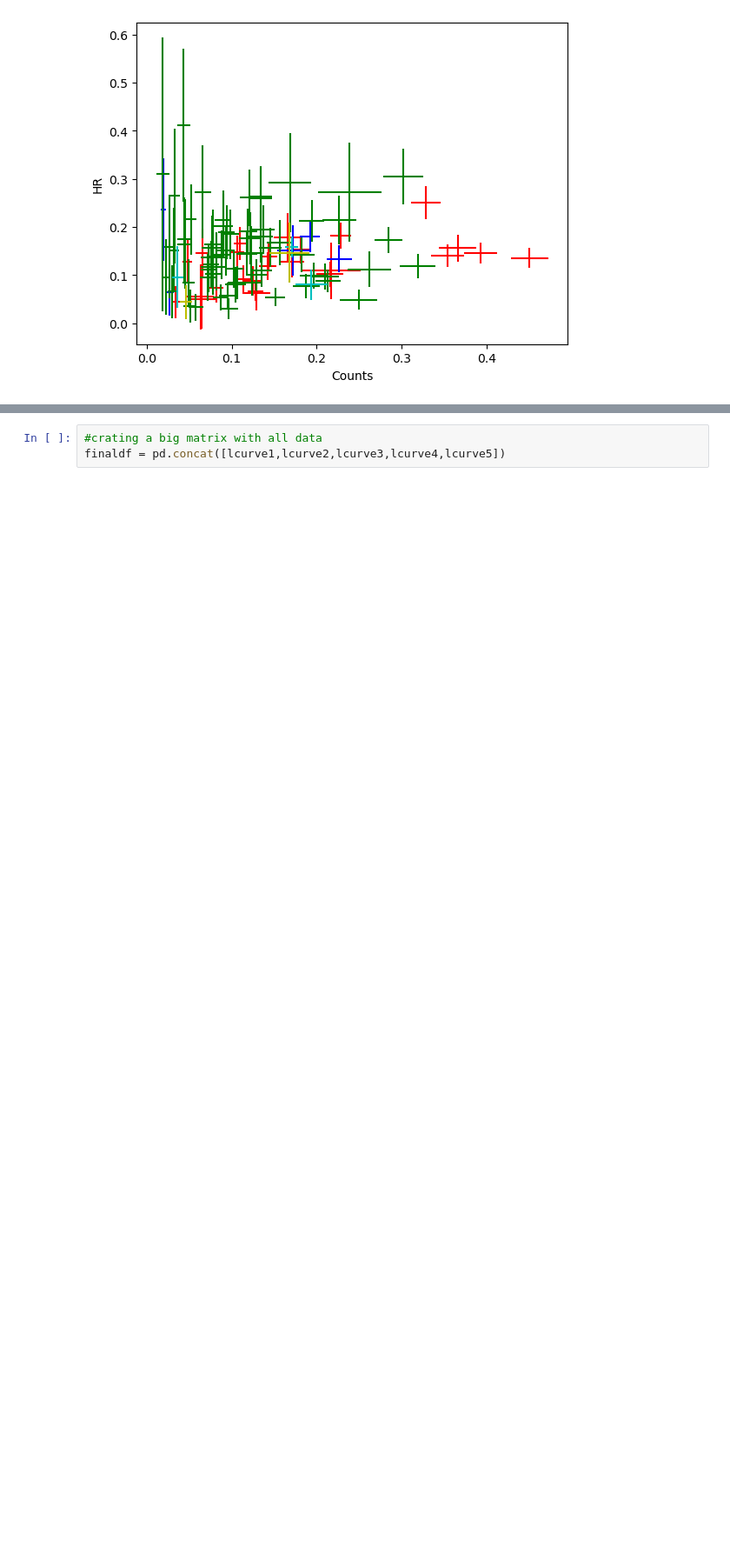
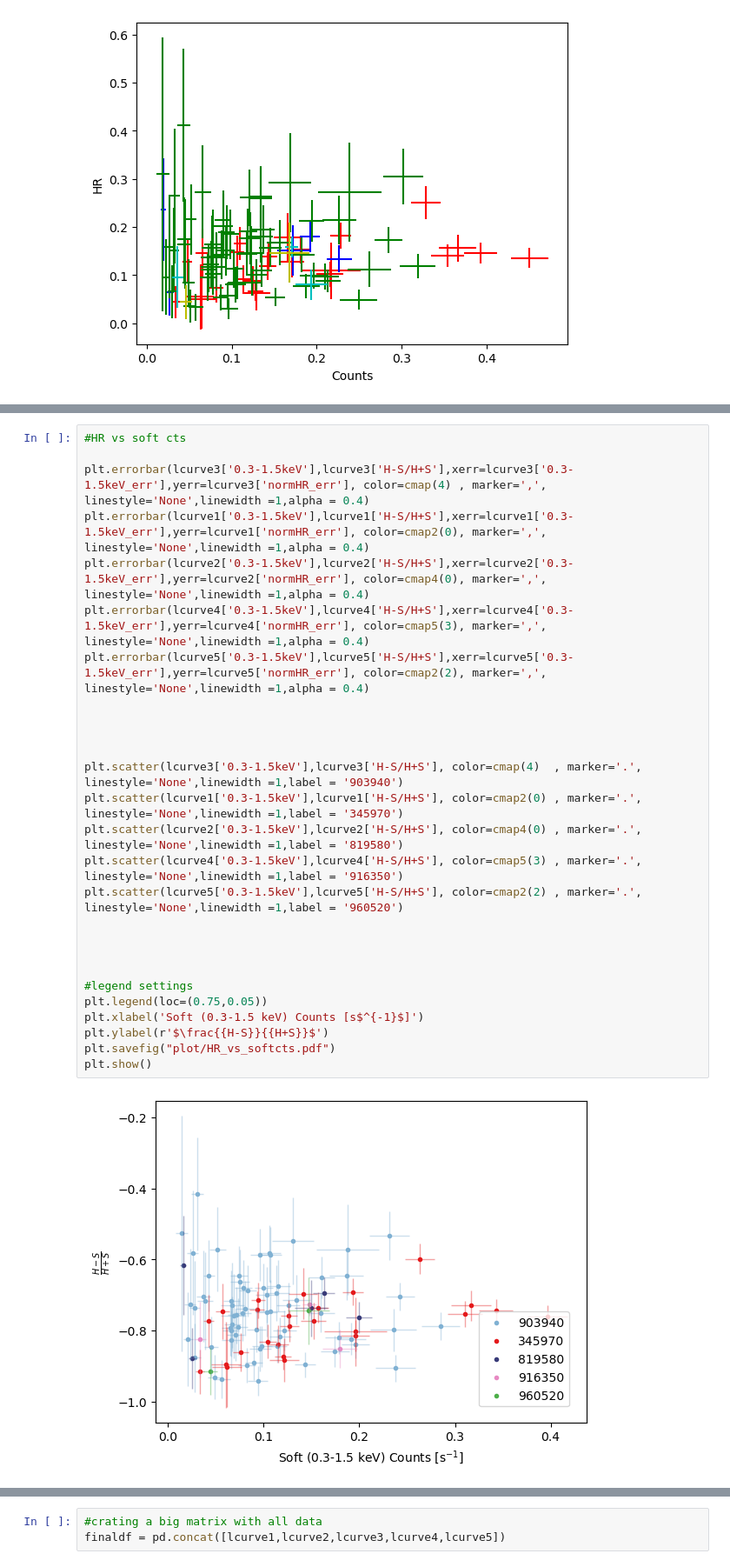
Before and after one commit to martapisci/IRAS_13224-3809, a Jupyter notebook: lc_iras13224-3809.ipynb, the cells around one changed output, grey strips where cells are left out. Shown at 87% size. Cells and saved outputs as stored; diff of their text form; blank space fills up the shorter version.

Commit message:
final plot version

```diff
--- a/lc_iras13224-3809.ipynb
+++ b/lc_iras13224-3809.ipynb
@@ -361,6 +361,35 @@ plt.savefig("plot/HR_vs_softcts.pdf")
 plt.show()
 # %% [output]
 [figure]
+# %%
+#HR vs soft cts
+
+plt.errorbar(lcurve3['0.3-1.5keV'],lcurve3['H-S/H+S'],xerr=lcurve3['0.3-1.5keV_err'],yerr=lcurve3['normHR_err'], color=cmap(4) , marker=',', linestyle='None',linewidth =1,alpha = 0.4)
+plt.errorbar(lcurve1['0.3-1.5keV'],lcurve1['H-S/H+S'],xerr=lcurve1['0.3-1.5keV_err'],yerr=lcurve1['normHR_err'], color=cmap2(0), marker=',', linestyle='None',linewidth =1,alpha = 0.4)
+plt.errorbar(lcurve2['0.3-1.5keV'],lcurve2['H-S/H+S'],xerr=lcurve2['0.3-1.5keV_err'],yerr=lcurve2['normHR_err'], color=cmap4(0), marker=',', linestyle='None',linewidth =1,alpha = 0.4)
+plt.errorbar(lcurve4['0.3-1.5keV'],lcurve4['H-S/H+S'],xerr=lcurve4['0.3-1.5keV_err'],yerr=lcurve4['normHR_err'], color=cmap5(3), marker=',', linestyle='None',linewidth =1,alpha = 0.4)
+plt.errorbar(lcurve5['0.3-1.5keV'],lcurve5['H-S/H+S'],xerr=lcurve5['0.3-1.5keV_err'],yerr=lcurve5['normHR_err'], color=cmap2(2), marker=',', linestyle='None',linewidth =1,alpha = 0.4)
+
+
+
+
+plt.scatter(lcurve3['0.3-1.5keV'],lcurve3['H-S/H+S'], color=cmap(4)  , marker='.', linestyle='None',linewidth =1,label = '903940')
+plt.scatter(lcurve1['0.3-1.5keV'],lcurve1['H-S/H+S'], color=cmap2(0) , marker='.', linestyle='None',linewidth =1,label = '345970')
+plt.scatter(lcurve2['0.3-1.5keV'],lcurve2['H-S/H+S'], color=cmap4(0) , marker='.', linestyle='None',linewidth =1,label = '819580')
+plt.scatter(lcurve4['0.3-1.5keV'],lcurve4['H-S/H+S'], color=cmap5(3) , marker='.', linestyle='None',linewidth =1,label = '916350')
+plt.scatter(lcurve5['0.3-1.5keV'],lcurve5['H-S/H+S'], color=cmap2(2) , marker='.', linestyle='None',linewidth =1,label = '960520')
+
+
+
+
+#legend settings
+plt.legend(loc=(0.75,0.05))
+plt.xlabel('Soft (0.3-1.5 keV) Counts [s$^{-1}$]')
+plt.ylabel(r'$\frac{{H-S}}{{H+S}}$')
+plt.savefig("plot/HR_vs_softcts.pdf")
+plt.show()
+# %% [output]
+[figure, added]
 # %%
 #hard cts v soft cts
 plt.errorbar(lcurve3['cts'],lcurve3['1.5-10keV'],xerr=lcurve3['0.3-1.5keV_err'],yerr=lcurve3['1.5-10keV_err'], color=cmap(4) , marker=',', linestyle='None',linewidth =1,alpha = 0.4)
```
Also changed, not shown: parts of 10 cells of this notebook, 13 other files.
